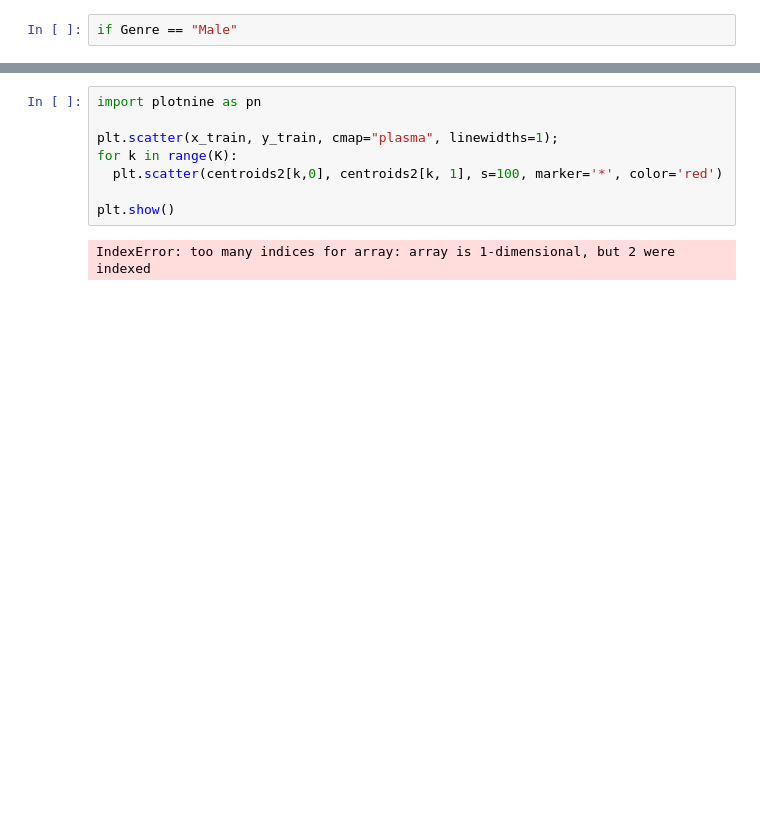
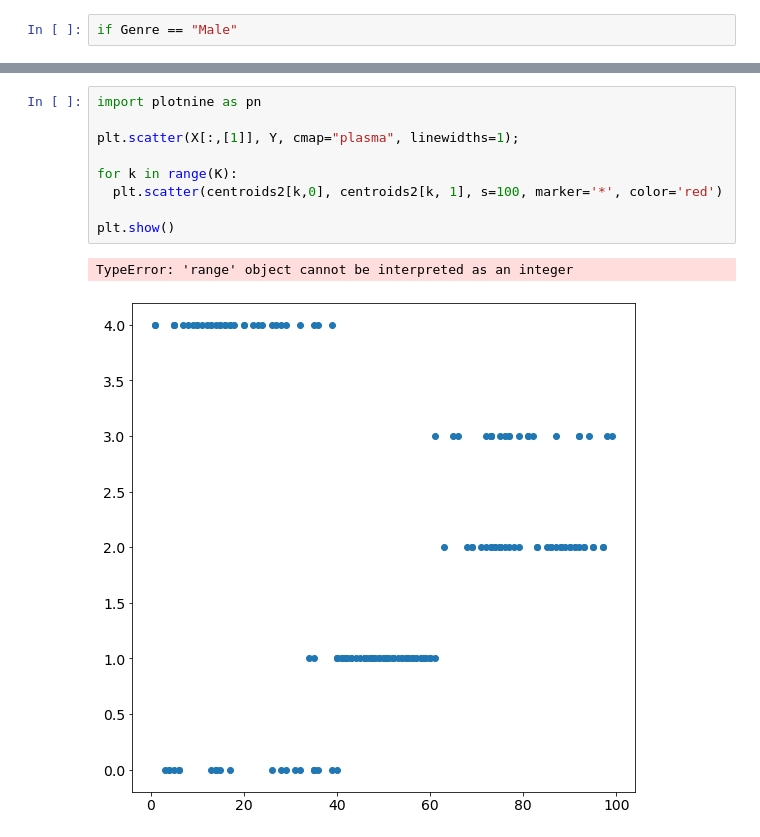
Before and after one commit to VictorSMonteiro/Projeto-Especial---Segmenta-ao-do-Clientes-, a Jupyter notebook: Teste Projeto.ipynb, the cells around one changed output, grey strips where cells are left out. Saved outputs shown, nothing was run; the diff lists cells and outputs as text; blank space fills up the shorter version.

```diff
--- a/Teste Projeto.ipynb
+++ b/Teste Projeto.ipynb
@@ -182,12 +220,14 @@ array([0, 3, 0, 3, 0, 3, 0, 3, 0, 3, 0, 3, 0, 3, 0, 3, 0, 3, 0, 3, 0, 3,
 # %%
 import plotnine as pn
 
-plt.scatter(x_train, y_train, cmap="plasma", linewidths=1);
+plt.scatter(X[:,[1]], Y, cmap="plasma", linewidths=1);
+
 for k in range(K):
   plt.scatter(centroids2[k,0], centroids2[k, 1], s=100, marker='*', color='red')
 
 plt.show()
 # %% [output]
-IndexError: too many indices for array: array is 1-dimensional, but 2 were indexed
+TypeError: 'range' object cannot be interpreted as an integer
+[figure, added]
 # %%
 import matplotlib.pyplot as plt
```
Also changed, not shown: parts of 34 cells of this notebook.
